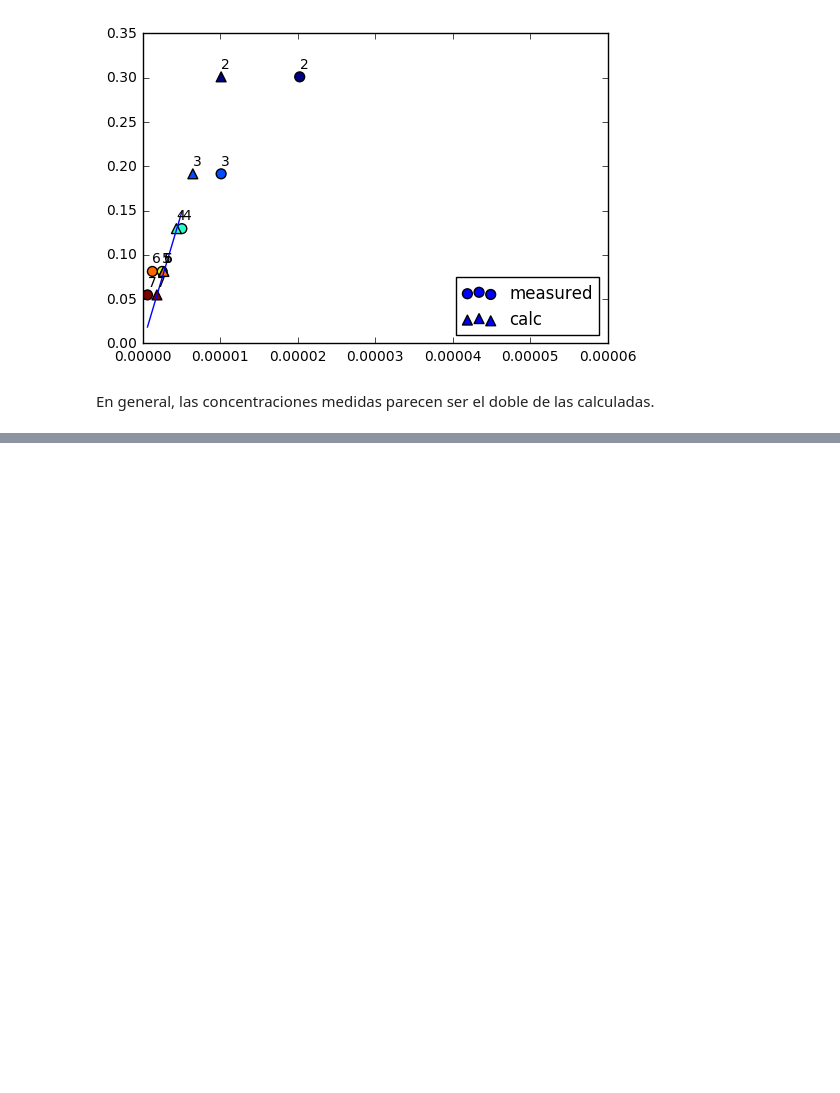
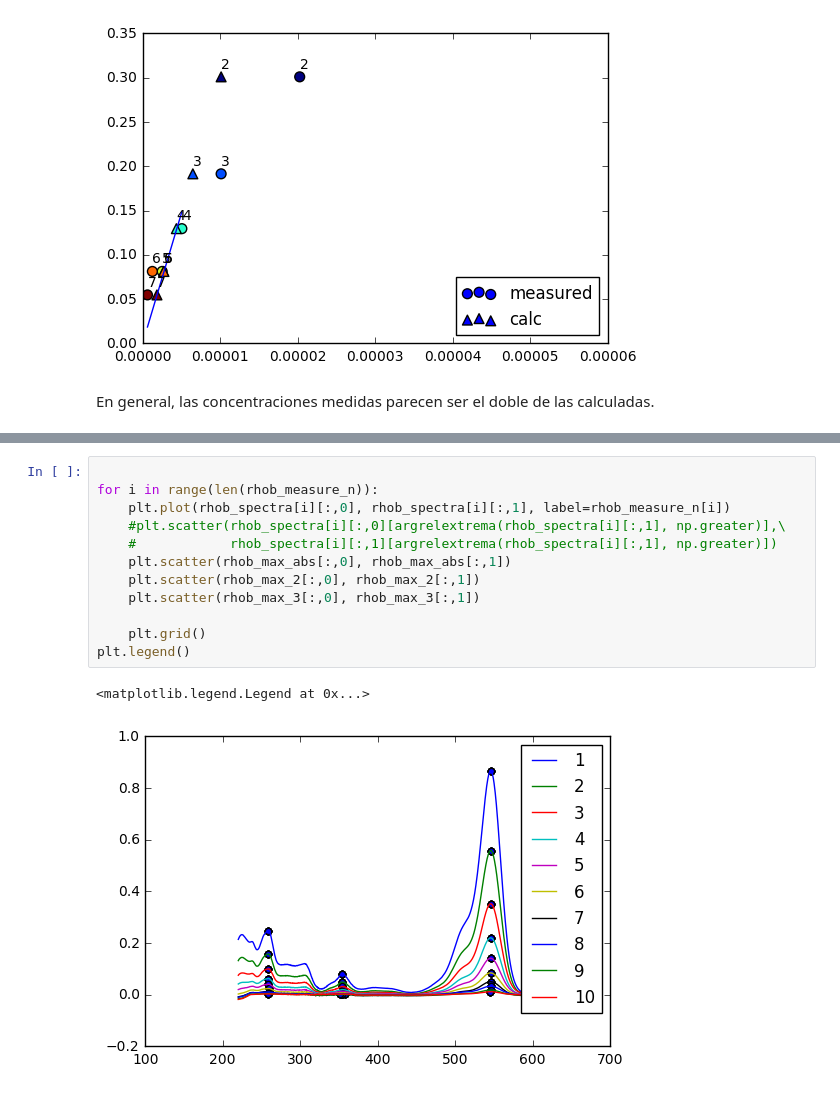
Before and after one commit to dforero0896/Laboratorio_Intermedio, a Jupyter notebook: Proyecto/data_analysis_proj.ipynb, the cells around one changed output, grey strips where cells are left out. Drawn from its saved outputs; the diff is of its cells as text; blank space fills up the shorter version.

```diff
--- a/Proyecto/data_analysis_proj.ipynb
+++ b/Proyecto/data_analysis_proj.ipynb
@@ -365,0 +408,15 @@ En general, las concentraciones medidas parecen ser el doble de las calculadas.
+# %%
+
+for i in range(len(rhob_measure_n)):
+    plt.plot(rhob_spectra[i][:,0], rhob_spectra[i][:,1], label=rhob_measure_n[i])
+    #plt.scatter(rhob_spectra[i][:,0][argrelextrema(rhob_spectra[i][:,1], np.greater)],\
+    #            rhob_spectra[i][:,1][argrelextrema(rhob_spectra[i][:,1], np.greater)])
+    plt.scatter(rhob_max_abs[:,0], rhob_max_abs[:,1])
+    plt.scatter(rhob_max_2[:,0], rhob_max_2[:,1])
+    plt.scatter(rhob_max_3[:,0], rhob_max_3[:,1])
+
+    plt.grid()
+plt.legend()
+# %% [output]
+<matplotlib.legend.Legend at 0x...>
+[figure, added]
```
Also changed, not shown: parts of 13 cells of this notebook, 10 other files.
